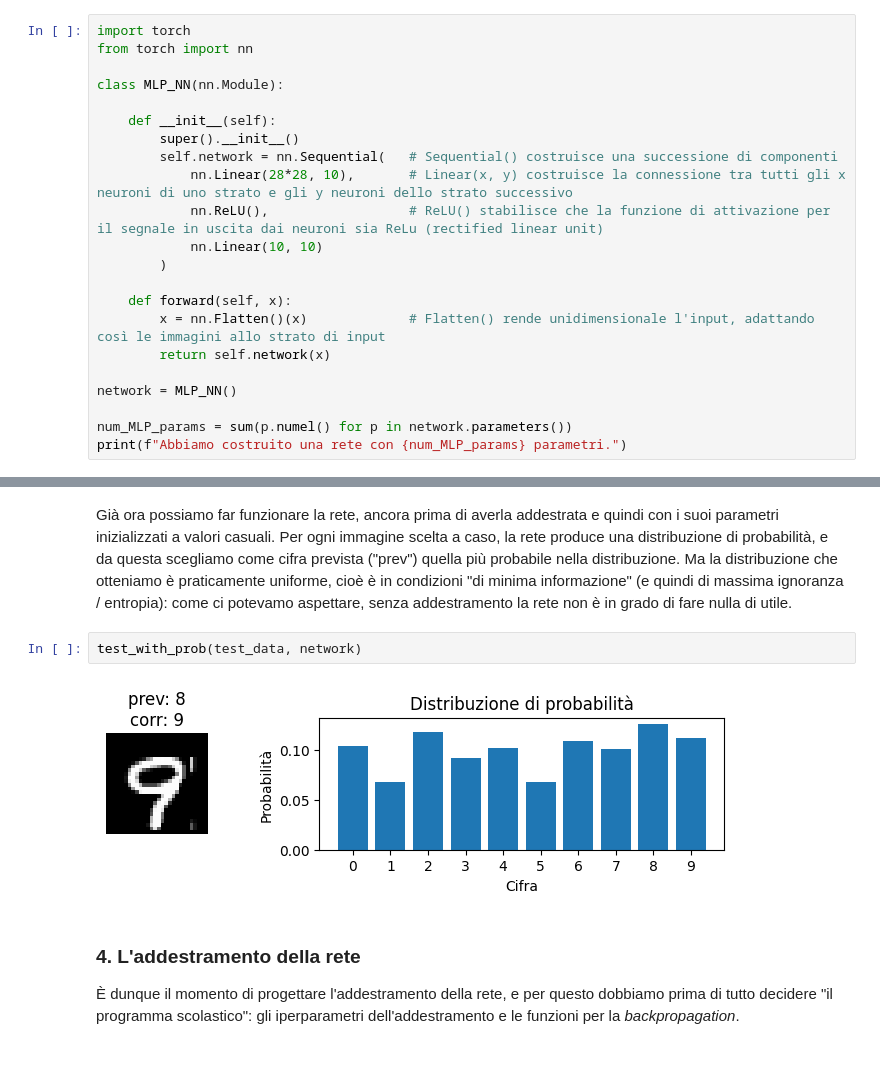
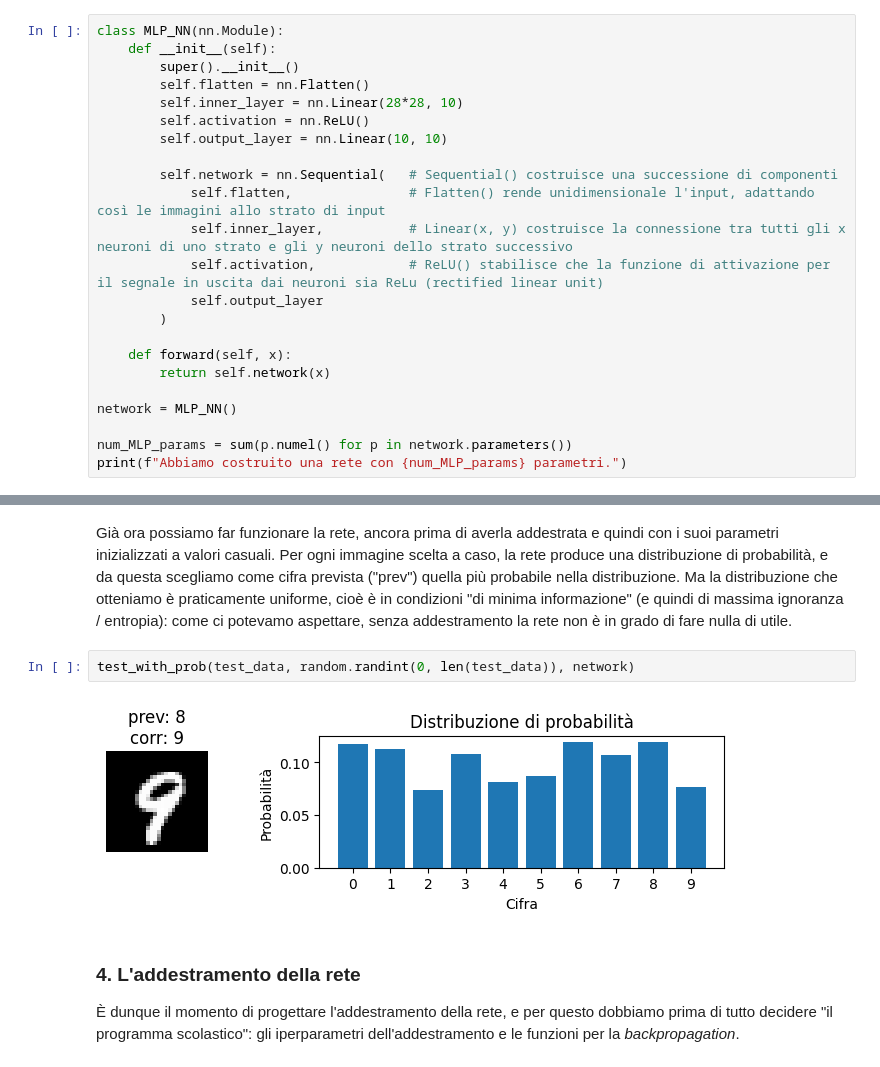
Before and after one commit to lmari/tutorial, a Jupyter notebook: mnist_simple.ipynb, the cells around one changed output, grey strips where cells are left out. Drawn from its saved outputs; the diff is of its cells as text.

```diff
--- a/mnist_simple.ipynb
+++ b/mnist_simple.ipynb
@@ -77,21 +85,22 @@ Questa è dunque la struttura della rete:
 # %% [markdown]
 In accordo a queste indicazioni costruiamo finalmente la rete.
 # %%
-import torch
-from torch import nn
-
 class MLP_NN(nn.Module):
-
     def __init__(self):
         super().__init__()
+        self.flatten = nn.Flatten()
+        self.inner_layer = nn.Linear(28*28, 10)
+        self.activation = nn.ReLU()
+        self.output_layer = nn.Linear(10, 10)
+
         self.network = nn.Sequential(   # Sequential() costruisce una successione di componenti
-            nn.Linear(28*28, 10),       # Linear(x, y) costruisce la connessione tra tutti gli x neuroni di uno strato e gli y neuroni dello strato successivo
-            nn.ReLU(),                  # ReLU() stabilisce che la funzione di attivazione per il segnale in uscita dai neuroni sia ReLu (rectified linear unit)
-            nn.Linear(10, 10)
+            self.flatten,               # Flatten() rende unidimensionale l'input, adattando così le immagini allo strato di input
+            self.inner_layer,           # Linear(x, y) costruisce la connessione tra tutti gli x neuroni di uno strato e gli y neuroni dello strato successivo
+            self.activation,            # ReLU() stabilisce che la funzione di attivazione per il segnale in uscita dai neuroni sia ReLu (rectified linear unit)
+            self.output_layer
         )
 
     def forward(self, x):
-        x = nn.Flatten()(x)             # Flatten() rende unidimensionale l'input, adattando così le immagini allo strato di input
         return self.network(x)
 
 network = MLP_NN()
@@ -103,9 +112,9 @@ Abbiamo costruito una rete con 7960 parametri.
 # %% [markdown]
 Già ora possiamo far funzionare la rete, ancora prima di averla addestrata e quindi con i suoi parametri inizializzati a valori casuali. Per ogni immagine scelta a caso, la rete produce una distribuzione di probabilità, e da questa scegliamo come cifra prevista ("prev") quella più probabile nella distribuzione. Ma la distribuzione che otteniamo è praticamente uniforme, cioè è in condizioni "di minima informazione" (e quindi di massima ignoranza / entropia): come ci potevamo aspettare, senza addestramento la rete non è in grado di fare nulla di utile.
 # %%
-test_with_prob(test_data, network)
+test_with_prob(test_data, random.randint(0, len(test_data)), network)
 # %% [output]
-[figure, old version]
+[figure, new version]
 # %% [markdown]
 <a id="s4"></a>
 ### 4. L'addestramento della rete
```
Also changed, not shown: parts of 20 cells of this notebook, 11 other files.
